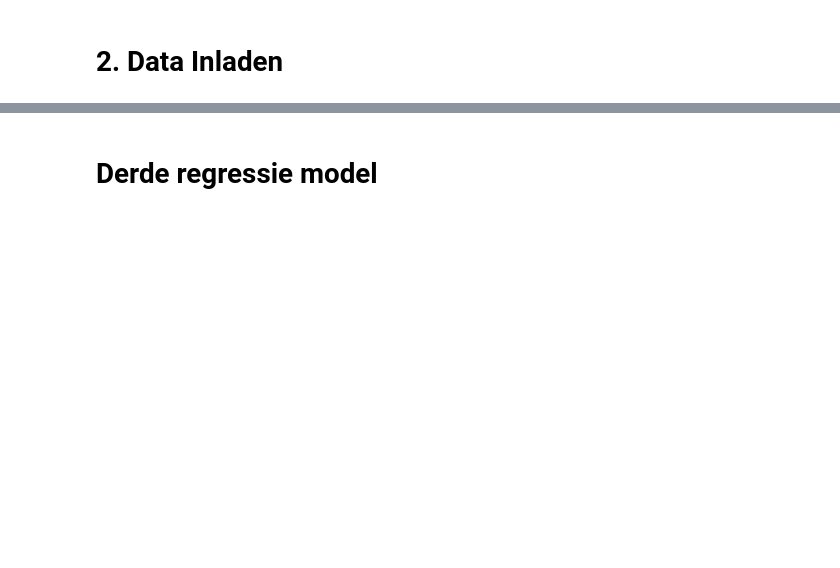
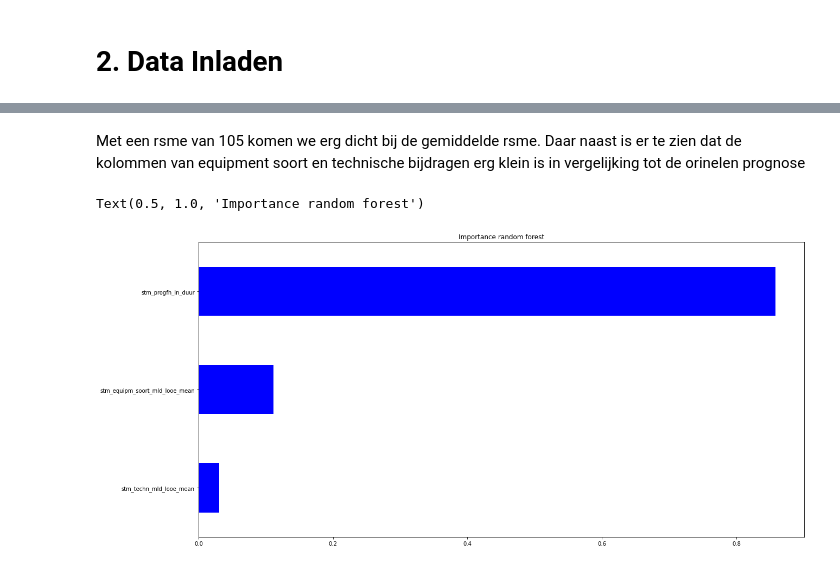
Before and after one commit to pebro18/2021-AI-DDB-V2A-PG1, a Jupyter notebook: 4.Modeling.ipynb, the cells around one changed output, grey strips where cells are left out. Drawn from its saved outputs; the diff is of its cells as text; code cells hidden in the pictures; blank space fills up the shorter version.

```diff
--- a/4.Modeling.ipynb
+++ b/4.Modeling.ipynb
@@ -168,8 +226,11 @@ RSME:  55.71630007688501
+# %% [markdown]
+Met een rsme van 105 komen we erg dicht bij de gemiddelde rsme. Daar naast is er te zien dat de kolommen van equipment soort en technische bijdragen erg klein is in vergelijking tot de orinelen prognose
 # %%
-# importence = random_forest.feature_importances_
-# grapfh = pd.Series(importence, x_coloms.columns)
-# fig, (ax1) = plt.subplots(1,1, figsize=(20,10))
-# grapfh.sort_values().plot.barh(color='blue')
-# plt.title('importance randomforest')
+importence = random_forest.feature_importances_
+grapfh = pd.Series(importence, x_coloms.columns)
+fig, (ax1) = plt.subplots(1,1, figsize=(20,10))
+grapfh.sort_values().plot.barh(color='blue')
+plt.title('Importance random forest')
+# %% [output]
+Text(0.5, 1.0, 'Importance random forest')
+[figure, added]
-# %% [markdown]
-# Derde regressie model
```
Also changed, not shown: parts of 33 cells of this notebook.
